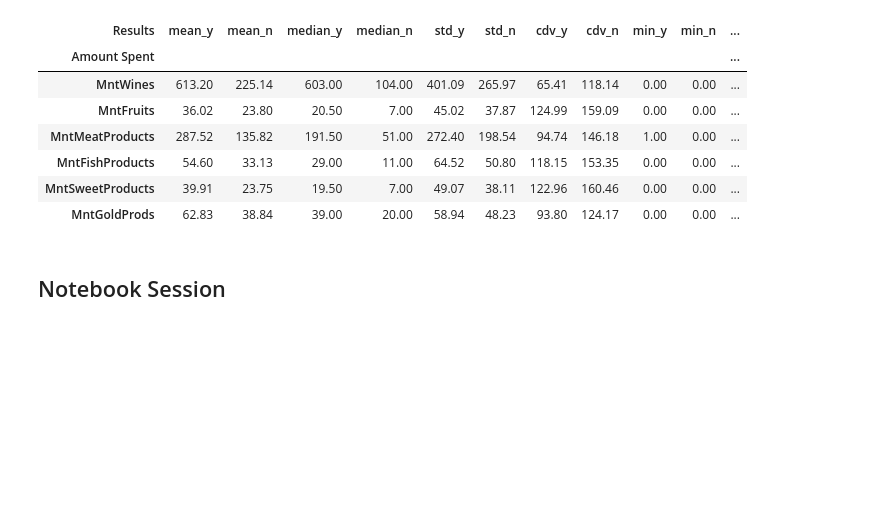
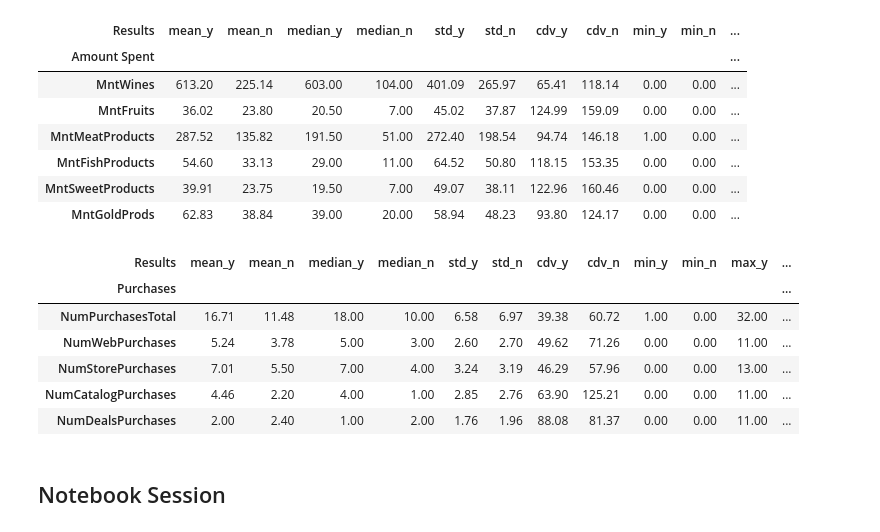
Before and after one commit to almanzanas/ifoodDataAnalystTest, a Jupyter notebook: notebooks/02_descriptive.ipynb, the cells around one changed output. Saved outputs shown, nothing was run; the diff lists cells and outputs as text; code cells hidden in the pictures; blank space fills up the shorter version.

```diff
--- a/notebooks/02_descriptive.ipynb
+++ b/notebooks/02_descriptive.ipynb
@@ -717,6 +719,33 @@ temp
 | MntFishProducts | 54.60 | 33.13 | 29.00 | 11.00 | 64.52 | 50.80 | 118.15 | 153.35 | 0.00 | 0.00 | ... |
 | MntSweetProducts | 39.91 | 23.75 | 19.50 | 7.00 | 49.07 | 38.11 | 122.96 | 160.46 | 0.00 | 0.00 | ... |
 | MntGoldProds | 62.83 | 38.84 | 39.00 | 20.00 | 58.94 | 48.23 | 93.80 | 124.17 | 0.00 | 0.00 | ... |
+# %%
+numpurchases = ["NumPurchasesTotal", "NumWebPurchases", "NumStorePurchases",
+                "NumCatalogPurchases", "NumDealsPurchases"]
+
+results_y = dataycmp[numpurchases].agg(["mean", "median", "std",
+                                        cdv, "min", "max"])
+results_n = datancmp[numpurchases].agg(["mean", "median", "std",
+                                        cdv, "min", "max"])
+
+temp = pd.merge(results_y.T, results_n.T,
+                on=results_y.columns, suffixes=["_y", "_n"])
+
+temp.index = temp["key_0"]
+temp = temp[['mean_y', 'mean_n', 'median_y', 'median_n', 'std_y', 'std_n',
+            'cdv_y', 'cdv_n', 'min_y', 'min_n', 'max_y', 'max_n']]
+temp.index.names = ["Purchases"]
+temp.columns.names = ["Results"]
+temp = temp.map(lambda x: f"{x:.2f}")
+temp
+# %% [output]
+| Results | mean_y | mean_n | median_y | median_n | std_y | std_n | cdv_y | cdv_n | min_y | min_n | max_y | ... |
+| Purchases |  |  |  |  |  |  |  |  |  |  |  | ... |
+| NumPurchasesTotal | 16.71 | 11.48 | 18.00 | 10.00 | 6.58 | 6.97 | 39.38 | 60.72 | 1.00 | 0.00 | 32.00 | ... |
+| NumWebPurchases | 5.24 | 3.78 | 5.00 | 3.00 | 2.60 | 2.70 | 49.62 | 71.26 | 0.00 | 0.00 | 11.00 | ... |
+| NumStorePurchases | 7.01 | 5.50 | 7.00 | 4.00 | 3.24 | 3.19 | 46.29 | 57.96 | 0.00 | 0.00 | 13.00 | ... |
+| NumCatalogPurchases | 4.46 | 2.20 | 4.00 | 1.00 | 2.85 | 2.76 | 63.90 | 125.21 | 0.00 | 0.00 | 11.00 | ... |
+| NumDealsPurchases | 2.00 | 2.40 | 1.00 | 2.00 | 1.76 | 1.96 | 88.08 | 81.37 | 0.00 | 0.00 | 11.00 | ... |
 # %% [markdown]
 ## Notebook Session
 # %%
```
Also changed, not shown: parts of 6 cells of this notebook, 5 other files.
